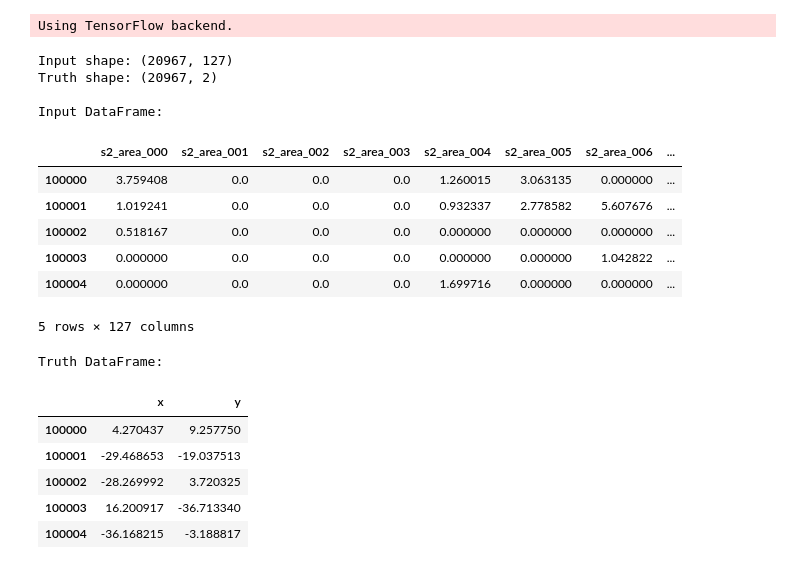
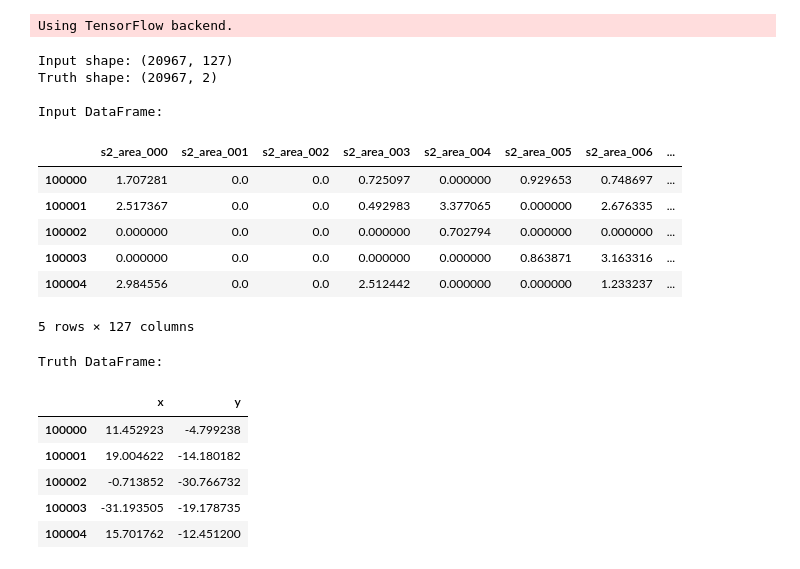
Before and after one commit to dbarg/pax_reconstruction, a Jupyter notebook: xy_s2integrals/xy_S2integrals_predict.ipynb, the cells around one changed output. Cells and saved outputs as stored; diff of their text form; code cells hidden in the pictures.

```diff
--- a/xy_s2integrals/xy_S2integrals_predict.ipynb
+++ b/xy_s2integrals/xy_S2integrals_predict.ipynb
@@ -32,47 +32,47 @@ Using TensorFlow backend.
 ####################################################################################################
 ####################################################################################################
 
 nEventsTrain = 100000
 #nEventsTrain = 1000
 
 #file_all     = "../../data_lfs/merged_all_200k_1803261941.pkl"
-file_all     = "../../pax_merge/merged/apr26/merged_all_200000.pkl"
+file_all     = "../../pax_merge/merged/apr30/merged_all_200000.pkl"
 
 df_all = pd.read_pickle(file_all)
 df_all = df_all[df_all['intr_count'] == 1].reset_index(drop=True)
 df_all   = df_all[nEventsTrain:][:]
 
 
 ####################################################################################################
 ####################################################################################################
 
 df_train_truth = df_all[:][['x', 'y']]
 df_train_input = df_all[:][s1s2_utils.getS2integralsDataFrameColumns()]
 
 
 ####################################################################################################
 ####################################################################################################
 
 checkTrainingData(df_train_input, df_train_truth)
 # %% [output]
 Input shape: (20967, 127)
 Truth shape: (20967, 2)
 
 Input DataFrame:
 |  | s2_area_000 | s2_area_001 | s2_area_002 | s2_area_003 | s2_area_004 | s2_area_005 | s2_area_006 | ... |
-| 100000 | 3.759408 | 0.0 | 0.0 | 0.0 | 1.260015 | 3.063135 | 0.000000 | ... |
-| 100001 | 1.019241 | 0.0 | 0.0 | 0.0 | 0.932337 | 2.778582 | 5.607676 | ... |
-| 100002 | 0.518167 | 0.0 | 0.0 | 0.0 | 0.000000 | 0.000000 | 0.000000 | ... |
-| 100003 | 0.000000 | 0.0 | 0.0 | 0.0 | 0.000000 | 0.000000 | 1.042822 | ... |
-| 100004 | 0.000000 | 0.0 | 0.0 | 0.0 | 1.699716 | 0.000000 | 0.000000 | ... |
+| 100000 | 1.707281 | 0.0 | 0.0 | 0.725097 | 0.000000 | 0.929653 | 0.748697 | ... |
+| 100001 | 2.517367 | 0.0 | 0.0 | 0.492983 | 3.377065 | 0.000000 | 2.676335 | ... |
+| 100002 | 0.000000 | 0.0 | 0.0 | 0.000000 | 0.702794 | 0.000000 | 0.000000 | ... |
+| 100003 | 0.000000 | 0.0 | 0.0 | 0.000000 | 0.000000 | 0.863871 | 3.163316 | ... |
+| 100004 | 2.984556 | 0.0 | 0.0 | 2.512442 | 0.000000 | 0.000000 | 1.233237 | ... |
 5 rows × 127 columns
 Truth DataFrame:
 |  | x | y |
-| 100000 | 4.270437 | 9.257750 |
-| 100001 | -29.468653 | -19.037513 |
-| 100002 | -28.269992 | 3.720325 |
-| 100003 | 16.200917 | -36.713340 |
-| 100004 | -36.168215 | -3.188817 |
+| 100000 | 11.452923 | -4.799238 |
+| 100001 | 19.004622 | -14.180182 |
+| 100002 | -0.713852 | -30.766732 |
+| 100003 | -31.193505 | -19.178735 |
+| 100004 | 15.701762 | -12.451200 |
 # %%
 
 ####################################################################################################
```
Also changed, not shown: parts of 3 cells of this notebook, 2 other files.
